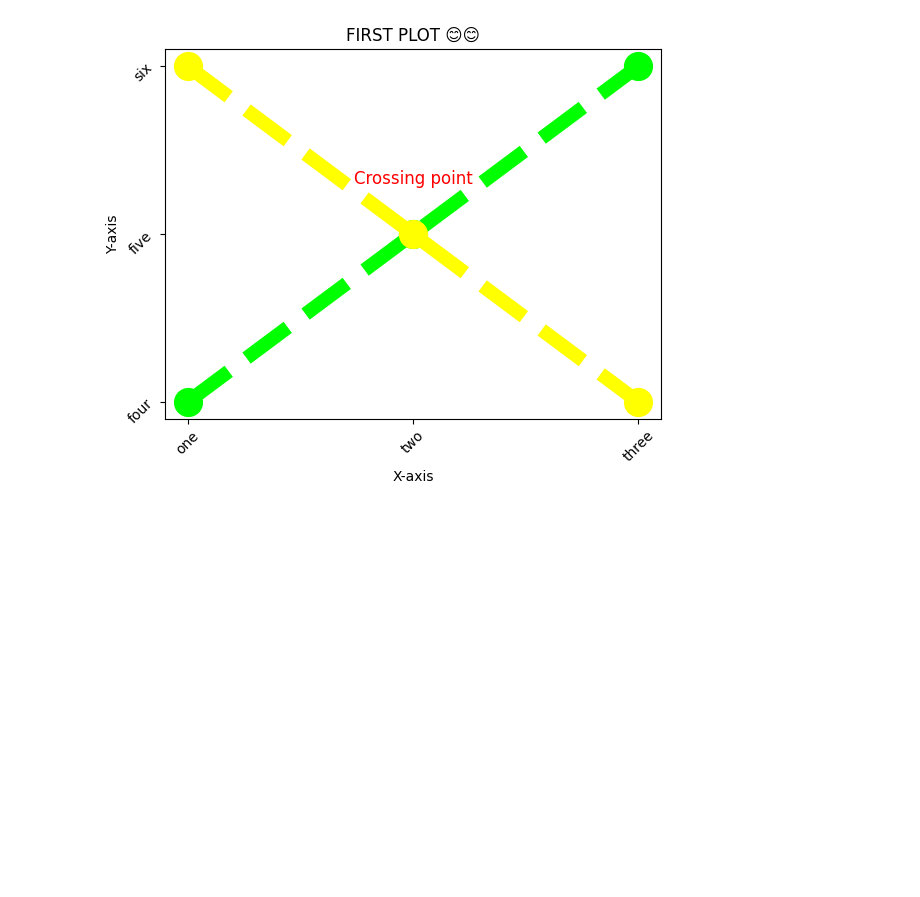
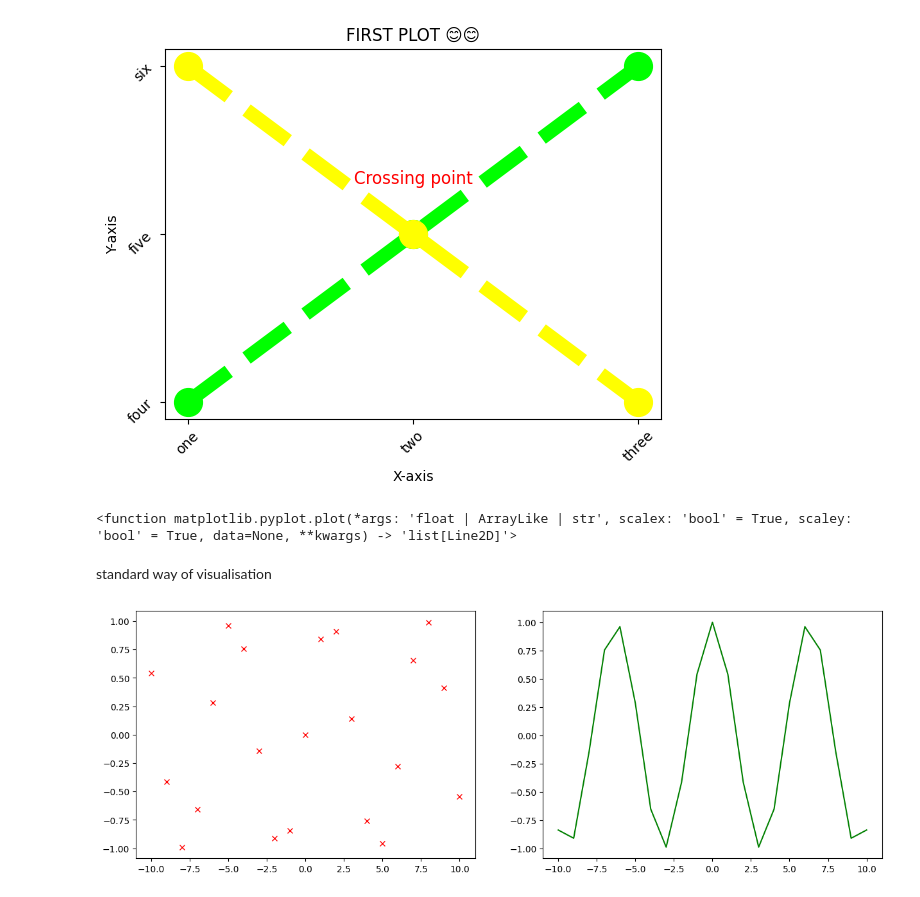
Before and after one commit to Krishwall/pythondatascience, a Jupyter notebook: dataanalysis/numpy.ipynb, the cells around one changed output. Drawn from its saved outputs; the diff is of its cells as text; code cells hidden in the pictures; blank space fills up the shorter version.

```diff
--- a/dataanalysis/numpy.ipynb
+++ b/dataanalysis/numpy.ipynb
@@ -271,3 +271,23 @@ plt.text(x=2,y=5.3,
 [<matplotlib.lines.Line2D object at 0x...>]
 Text(2, 5.3, 'Crossing point')
 [figure]
+# %%
+plt.plot?
+# %% [output]
+<function matplotlib.pyplot.plot(*args: 'float | ArrayLike | str', scalex: 'bool' = True, scaley: 'bool' = True, data=None, **kwargs) -> 'list[Line2D]'>
+# %% [markdown]
+standard way of visualisation
+# %%
+fig, ax=plt.subplots(nrows=1, ncols=2, figsize=(15,5),)
+t=np.arange(-10,10.1)
+#print(t)
+sine=np.sin(t)
+cosine=np.cos(t)
+ax[0].plot(t,sine,label='sine',color='red',linestyle='',marker='x')
+ax[1].plot(t,cosine,label='cosine',color='g')
+plt.savefig('sine_cosine.png',dpi=300)
+
+#print(sine)
+#print(cosine)
+# %% [output]
+[figure, added]
```
Also changed, not shown: parts of 11 cells of this notebook, 1 other file.
